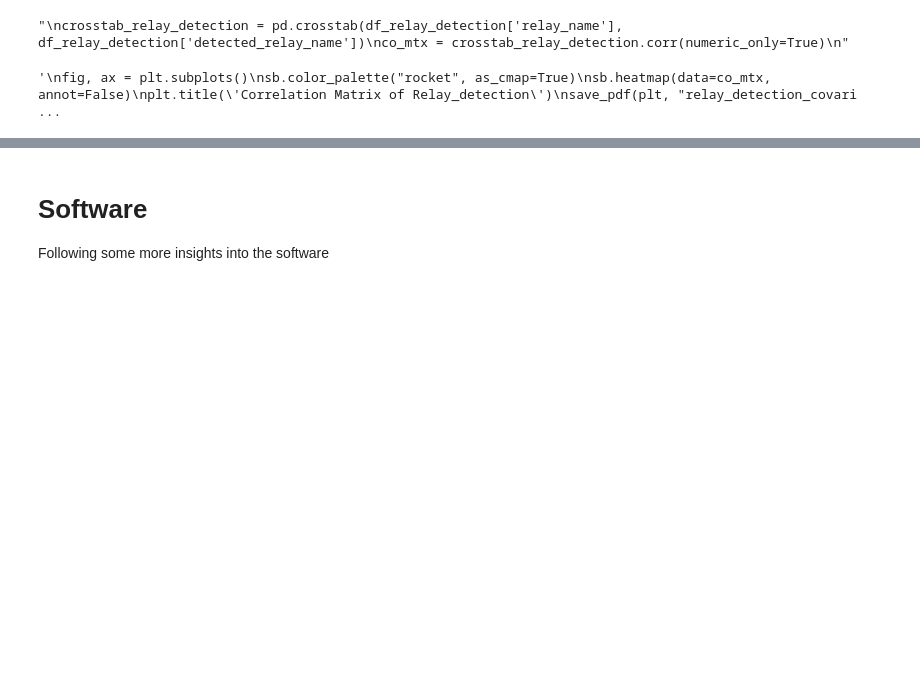
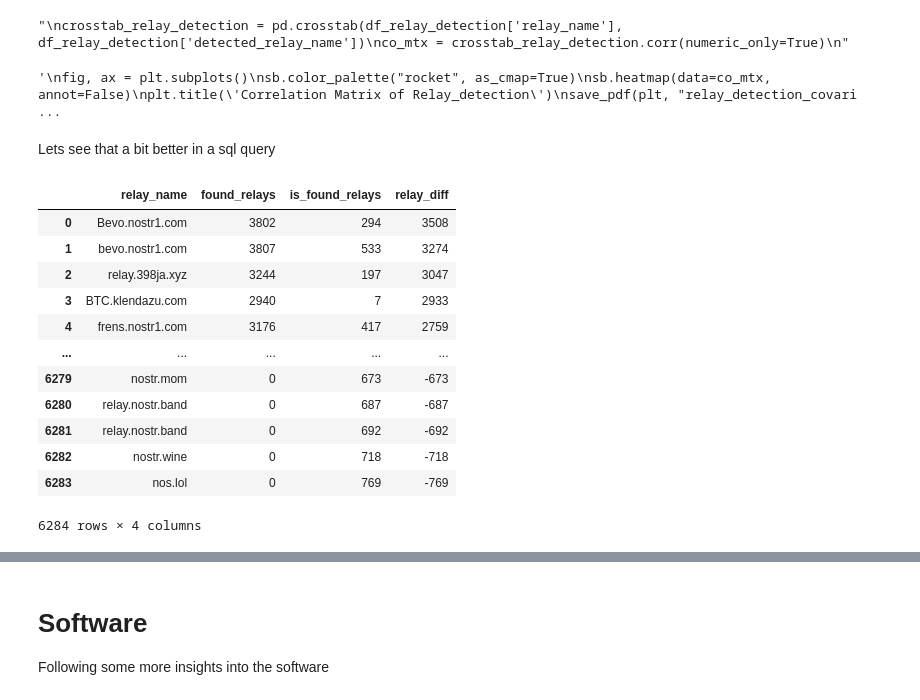
Before and after one commit to SEG-UNIBE/artio-insight, a Jupyter notebook: notebooks/artio.ipynb, the cells around one changed output, grey strips where cells are left out. Cells and saved outputs as stored; diff of their text form; code cells hidden in the pictures; blank space fills up the shorter version.

```diff
--- a/notebooks/artio.ipynb
+++ b/notebooks/artio.ipynb
@@ -300,3 +300,37 @@ plt.show()
 """
 # %% [output]
 '\nfig, ax = plt.subplots()\nsb.color_palette("rocket", as_cmap=True)\nsb.heatmap(data=co_mtx, annot=False)\nplt.title(\'Correlation Matrix of Relay_detection\')\nsave_pdf(plt, "relay_detection_covari ...
+# %% [markdown]
+Lets see that a bit better in a sql query
+# %%
+%%sql
+-- Relay standalone
+SELECT r1.relay_name,
+       COALESCE(rfinds.found_relays, 0)                                         AS found_relays,
+       COALESCE(risfound.is_found_relays, 0)                                    AS is_found_relays,
+       COALESCE(rfinds.found_relays, 0) - COALESCE(risfound.is_found_relays, 0) AS relay_diff
+FROM udm.relay r1
+         LEFT JOIN (SELECT COUNT(DISTINCT detected_relay_id) AS found_relays, relay_id
+                    FROM udm.relaydetection
+                    GROUP BY relay_id) AS rfinds
+                   ON r1.relay_id = rfinds.relay_id
+         LEFT JOIN (SELECT COUNT(DISTINCT relay_id) AS is_found_relays, detected_relay_id
+                    FROM udm.relaydetection
+                    GROUP BY detected_relay_id) AS risfound
+                   ON r1.relay_id = risfound.detected_relay_id
+GROUP BY r1.relay_name, found_relays, is_found_relays
+ORDER BY relay_diff DESC
+# %% [output]
+|  | relay_name | found_relays | is_found_relays | relay_diff |
+| 0 | Bevo.nostr1.com | 3802 | 294 | 3508 |
+| 1 | bevo.nostr1.com | 3807 | 533 | 3274 |
+| 2 | relay.398ja.xyz | 3244 | 197 | 3047 |
+| 3 | BTC.klendazu.com | 2940 | 7 | 2933 |
+| 4 | frens.nostr1.com | 3176 | 417 | 2759 |
+| ... | ... | ... | ... | ... |
+| 6279 | nostr.mom | 0 | 673 | -673 |
+| 6280 | relay.nostr.band | 0 | 687 | -687 |
+| 6281 | relay.nostr.band | 0 | 692 | -692 |
+| 6282 | nostr.wine | 0 | 718 | -718 |
+| 6283 | nos.lol | 0 | 769 | -769 |
+6284 rows × 4 columns
```
Also changed, not shown: parts of 21 cells of this notebook.
